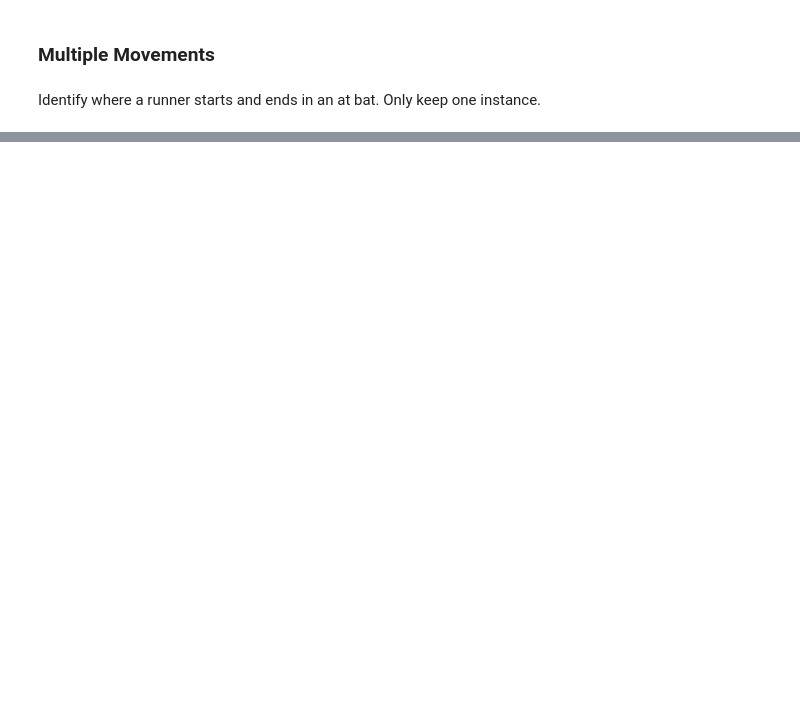
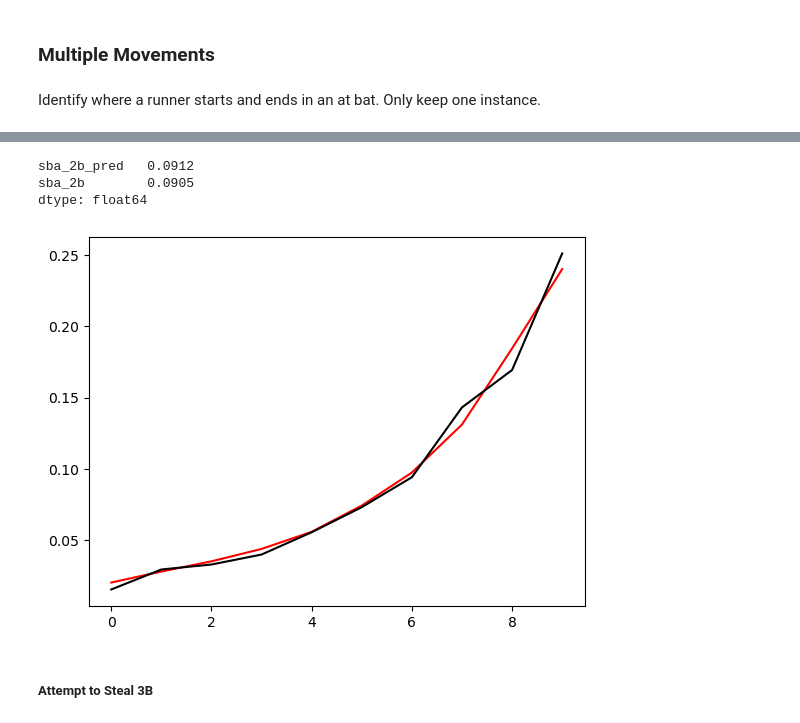
Before and after one commit to jamesgiles1993/Code, a Jupyter notebook: M04. Base Running.ipynb, the cells around one changed output, grey strips where cells are left out. Drawn from its saved outputs; the diff is of its cells as text; code cells hidden in the pictures; blank space fills up the shorter version.

```diff
--- a/M04. Base Running.ipynb
+++ b/M04. Base Running.ipynb
@@ -710,0 +750,31 @@ print(f"3B -> H on a FO: {events_df.query('event_fo == 1 and minBase_3 == 1 and
+# %%
+%%time
+
+cutoff = 30
+input_list = ['outs_pre', 'sba_imp', 'sb_imp']
+
+# Select relevant columns and handle missing values
+X = df.dropna(subset=input_list).query(f'sbo > {cutoff}').query('pre_1b == 1 and pre_2b == 0 and minBase == 1').query('year >= 2024')[input_list]
+y = df.dropna(subset=input_list).query(f'sbo > {cutoff}').query('pre_1b == 1 and pre_2b == 0 and minBase == 1').query('year >= 2024')['sba_2b']
+
+# Split the data into training and testing sets
+X_train, X_test, y_train, y_test = train_test_split(X, y, test_size=0.2, random_state=42)
+
+# Create and train the MLPClassifier
+predict_sba_2b = MLPClassifier(hidden_layer_sizes=(4,4,4), activation='relu', early_stopping=False, max_iter=100, random_state=200)
+predict_sba_2b.fit(X_train, y_train)
+
+# Get probability predictions on the test set
+probabilities = predict_sba_2b.predict_proba(X_test)
+
+# Create DataFrame from probabilities
+probability_df = pd.DataFrame(probabilities, columns=['sba_2b_not', 'sba_2b_pred'], index=X_test.index)
+
+# Concatenate probability_df with y_test and X_test
+sba_2b_df = pd.concat([X_test, y_test, probability_df], axis=1)
+
+# Create directory
+os.makedirs(os.path.join(model_path, "M05. Steals", todaysdate), exist_ok=True)
+
+# Save model
+pickle.dump(predict_sba_2b, open(os.path.join(model_path, "M05. Steals", todaysdate, "predict_sba_2b.sav"), 'wb'))
@@ -710,0 +784,20 @@ print(f"3B -> H on a FO: {events_df.query('event_fo == 1 and minBase_3 == 1 and
+# %%
+quantiles = 10
+
+# Add xtiles (to examine how well predictions match actual results)
+sba_2b_df['quantile'] = pd.qcut(sba_2b_df['sba_2b_pred'], quantiles, labels=False)
+globals()["sba_2b_df_quantiles"] = sba_2b_df.groupby('quantile')[['sba_2b', 'sba_2b_pred']].mean().reset_index()
+# %%
+print(sba_2b_df[['sba_2b_pred', 'sba_2b']].mean())
+
+# Create figures
+plt.plot(sba_2b_df_quantiles['quantile'], sba_2b_df_quantiles['sba_2b_pred'], color='red')
+plt.plot(sba_2b_df_quantiles['quantile'], sba_2b_df_quantiles['sba_2b'], color='black')
+plt.show()
+# %% [output]
+sba_2b_pred   0.0912
+sba_2b        0.0905
+dtype: float64
+[figure, added]
+# %% [markdown]
+##### Attempt to Steal 3B
```
Also changed, not shown: parts of 113 cells of this notebook, 35 other files.
